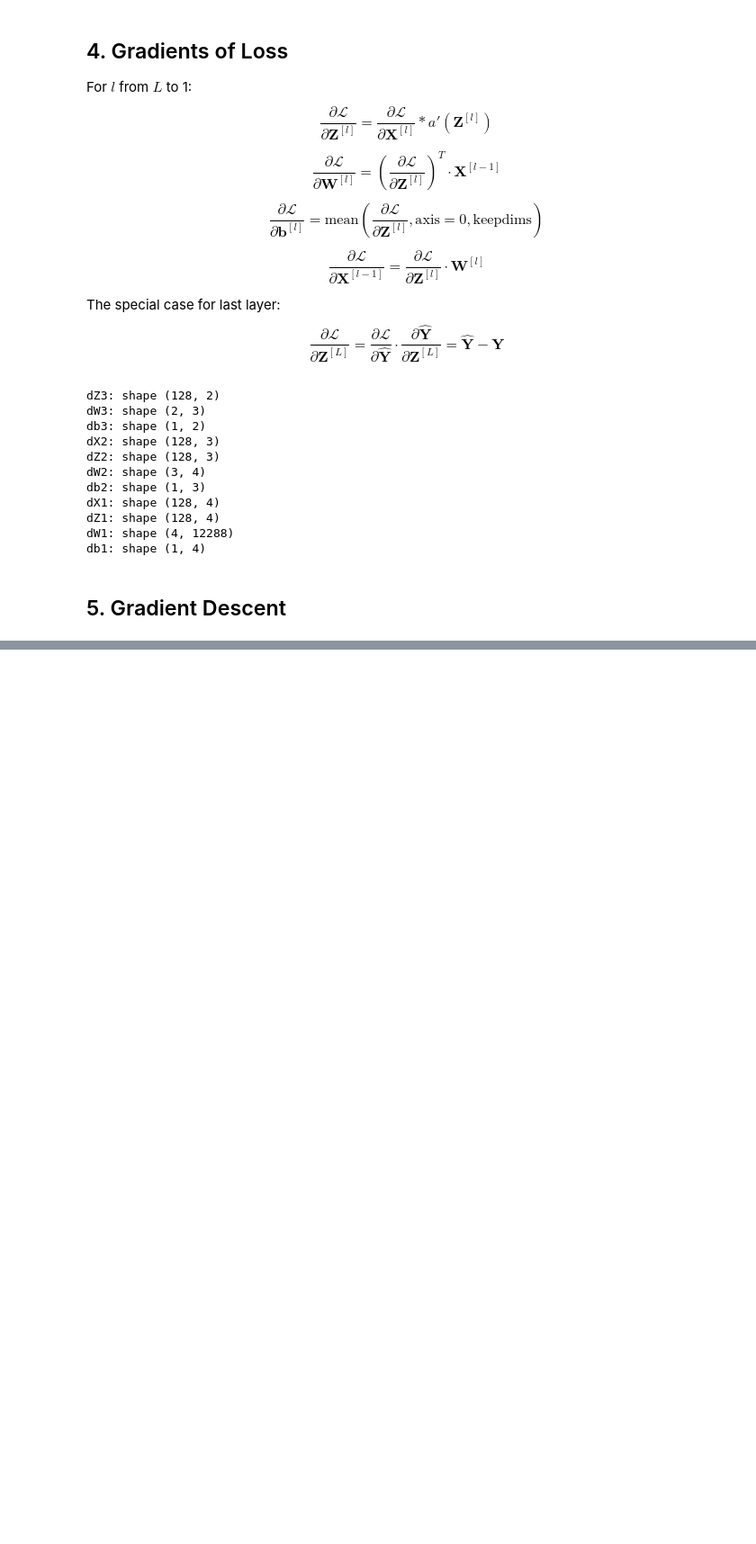
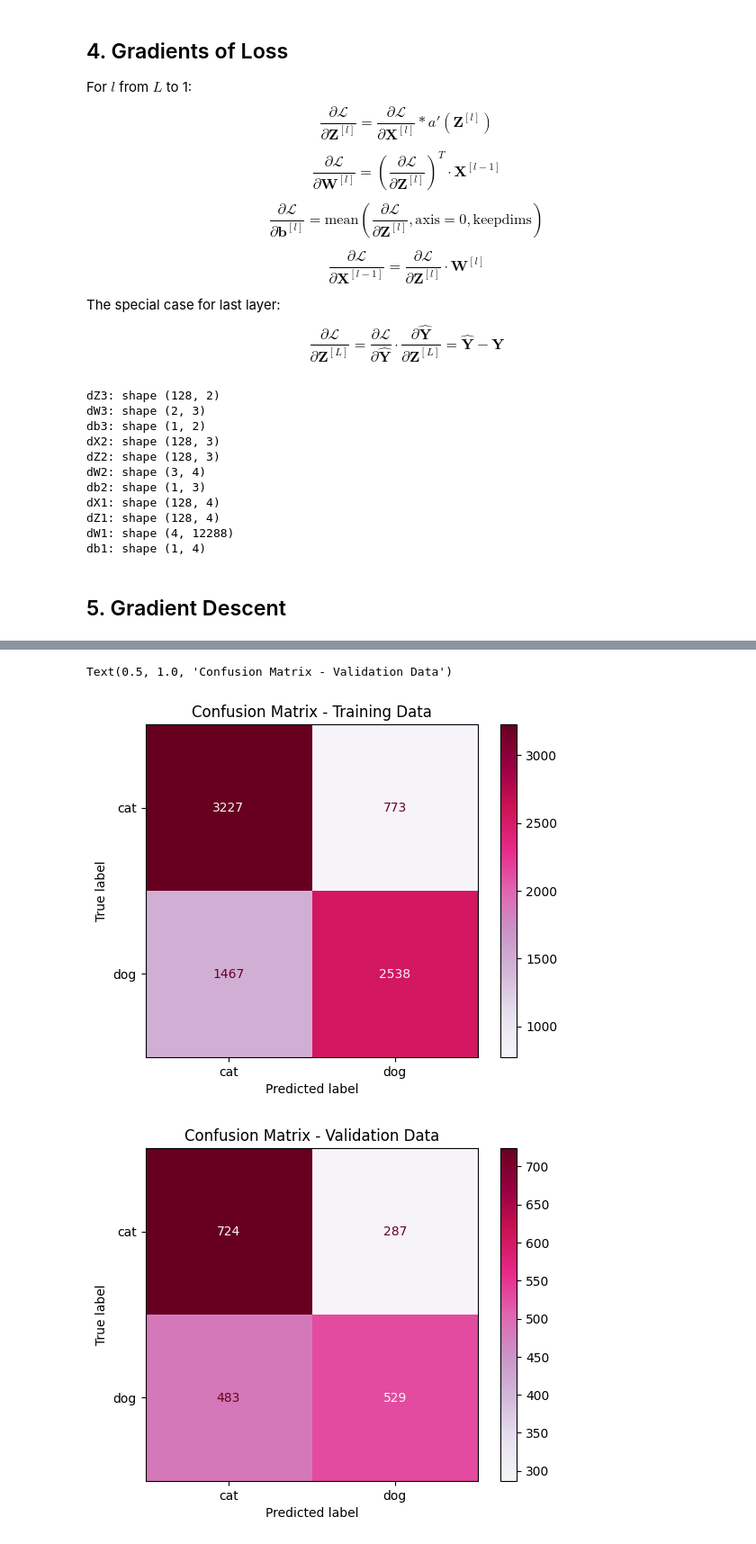
Before and after one commit to linzhangUCA/3321tpl-cat_vs_dog-mlp, a Jupyter notebook: 10k-cvd.ipynb, the cells around one changed output, grey strips where cells are left out. Shown at 90% size. Saved outputs shown, nothing was run; the diff lists cells and outputs as text; code cells hidden in the pictures; blank space fills up the shorter version.

```diff
--- a/10k-cvd.ipynb
+++ b/10k-cvd.ipynb
@@ -547,0 +543,25 @@ grads
+# %%
+# Confusion Matrix for Test Data
+dloader_train_all = DataLoader(dataset_train, batch_size=10000, shuffle=False)  # large batch size to get all data in one batch
+data_train_all = next(iter(dloader_train_all))
+labels_train_all = data_train_all['category'].numpy().argmax(axis=-1)
+preds_train_all, _ = forward(data_train_all['image'].numpy(), params, "relu", "softmax")
+predcls_train_all = preds_train_all.argmax(axis=-1)
+# print(predcls_train_all)
+# print(labels_train_all)
+predcls_val_all = preds_val.argmax(axis=-1)
+labels_val_all = data_val['category'].numpy().argmax(axis=-1)
+
+from sklearn.metrics import confusion_matrix, ConfusionMatrixDisplay
+cm_train = confusion_matrix(labels_train_all, predcls_train_all)
+disp_train = ConfusionMatrixDisplay(confusion_matrix=cm_train, display_labels=["cat", "dog"])
+disp_train.plot(cmap='PuRd')
+plt.title('Confusion Matrix - Training Data')
+cm_val = confusion_matrix(labels_val_all, predcls_val_all)
+disp_test = ConfusionMatrixDisplay(confusion_matrix=cm_val, display_labels=["cat", "dog"])
+disp_test.plot(cmap='PuRd')
+plt.title('Confusion Matrix - Validation Data')
+# %% [output]
+Text(0.5, 1.0, 'Confusion Matrix - Validation Data')
+[figure, added]
+[figure, added]
```
Also changed, not shown: parts of 6 cells of this notebook.
